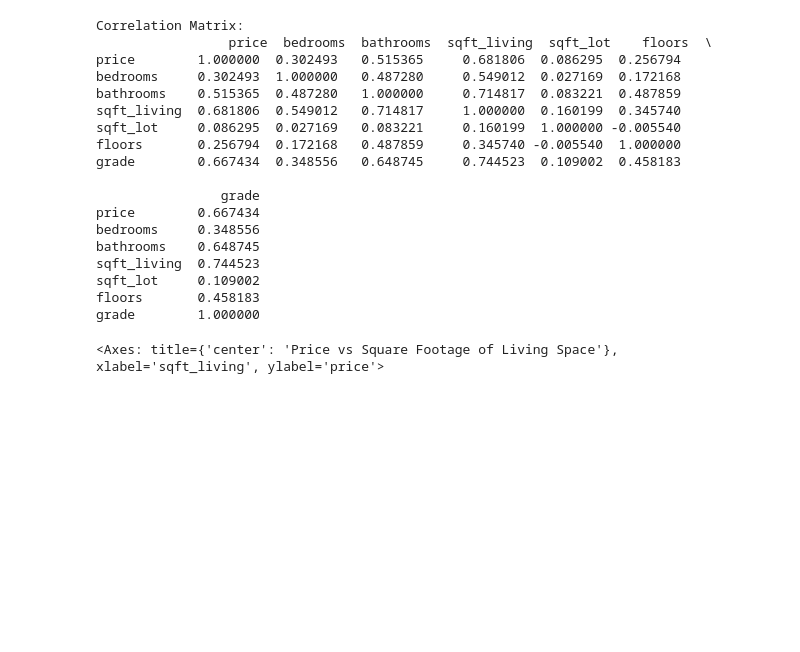
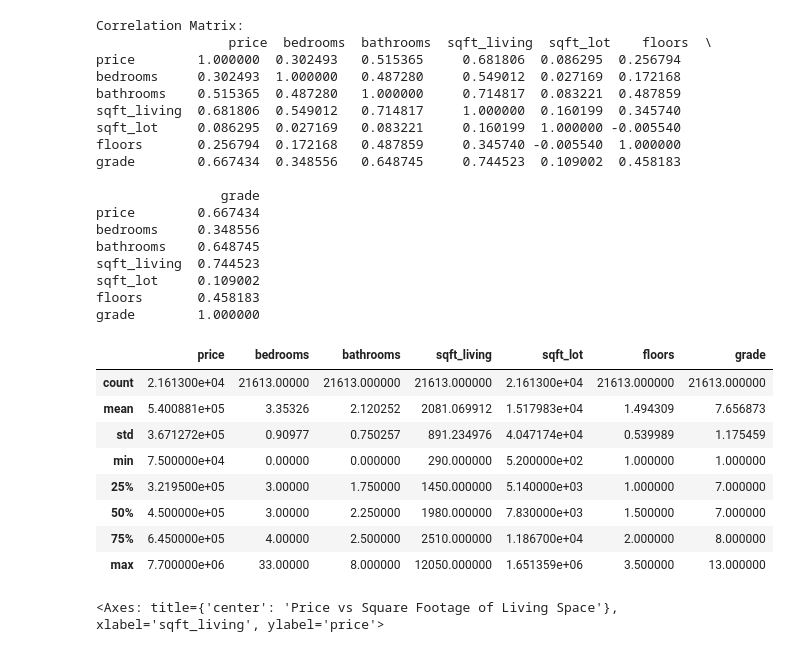
Before and after one commit to jss6071/dscprogrammingfinalproject, a Jupyter notebook: HousingFinalProject.ipynb, the cells around one changed output. Cells and saved outputs as stored; diff of their text form; code cells hidden in the pictures; blank space fills up the shorter version.

Commit message:
Making final touches on code by adding describe()

```diff
--- a/HousingFinalProject.ipynb
+++ b/HousingFinalProject.ipynb
@@ -167,6 +167,18 @@ sqft_living  0.744523
 sqft_lot     0.109002
 floors       0.458183
 grade        1.000000
+# %%
+struct_df.describe()
+# %% [output]
+|  | price | bedrooms | bathrooms | sqft_living | sqft_lot | floors | grade |
+| count | 2.161300e+04 | 21613.00000 | 21613.000000 | 21613.000000 | 2.161300e+04 | 21613.000000 | 21613.000000 |
+| mean | 5.400881e+05 | 3.35326 | 2.120252 | 2081.069912 | 1.517983e+04 | 1.494309 | 7.656873 |
+| std | 3.671272e+05 | 0.90977 | 0.750257 | 891.234976 | 4.047174e+04 | 0.539989 | 1.175459 |
+| min | 7.500000e+04 | 0.00000 | 0.000000 | 290.000000 | 5.200000e+02 | 1.000000 | 1.000000 |
+| 25% | 3.219500e+05 | 3.00000 | 1.750000 | 1450.000000 | 5.140000e+03 | 1.000000 | 7.000000 |
+| 50% | 4.500000e+05 | 3.00000 | 2.250000 | 1980.000000 | 7.830000e+03 | 1.500000 | 7.000000 |
+| 75% | 6.450000e+05 | 4.00000 | 2.500000 | 2510.000000 | 1.186700e+04 | 2.000000 | 8.000000 |
+| max | 7.700000e+06 | 33.00000 | 8.000000 | 12050.000000 | 1.651359e+06 | 3.500000 | 13.000000 |
 # %%
 #Plot price vs sqft_living with line of best fit
 plt.figure(figsize=(10, 6))
```
Also changed, not shown: parts of 2 cells of this notebook.
